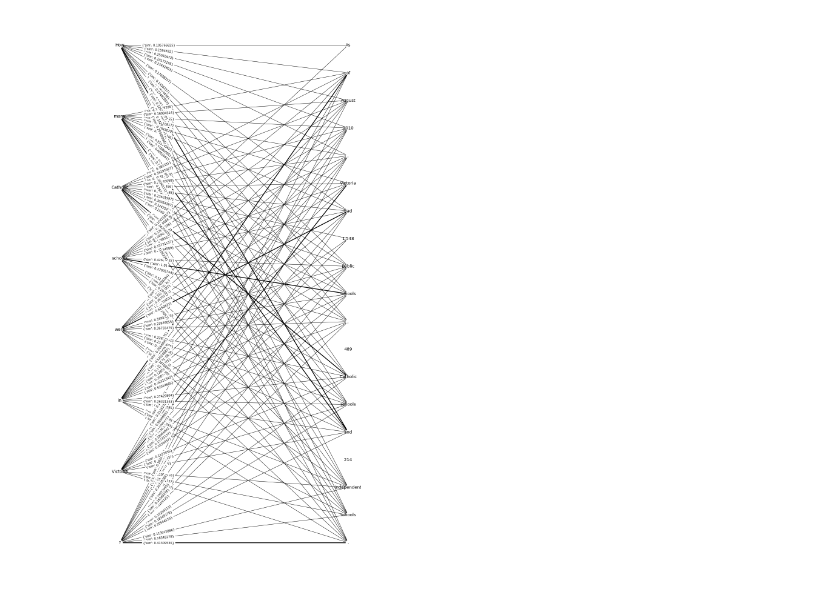
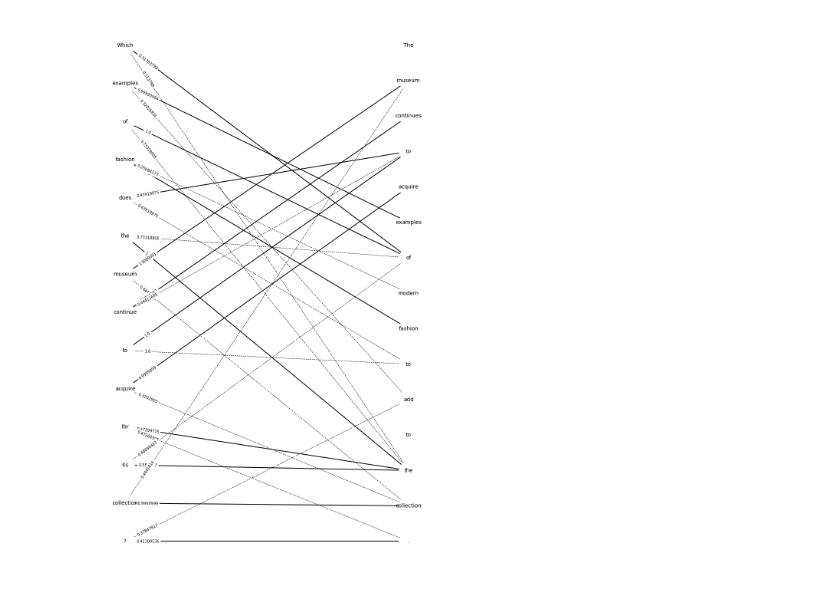
Before and after one commit to ilan006/Maitrise, a Jupyter notebook: Alignement/graph/graph_bipartite.ipynb, the cells around one changed output. Cells and saved outputs as stored; diff of their text form; code cells hidden in the pictures.

```diff
--- a/Alignement/graph/graph_bipartite.ipynb
+++ b/Alignement/graph/graph_bipartite.ipynb
@@ -90,4 +108,4 @@ Alignement_graph_bipartite(" How many people would die of plague in largely popu
-# %%
-Alignement_graph_bipartite(" How many Catholic schools were in Victoria? "," As of August 2010, Victoria had 1,548 public schools, 489 Catholic schools and 214 independent schools. ", 0.10)
-# %% [output]
-[figure, removed]
+# %%
+Alignement_graph_bipartite(" Which examples of fashion does the museum continue to acquire for its collection? "," The museum continues to acquire examples of modern fashion to add to the collection. ", 2)
+# %% [output]
+[figure, added]
```
Also changed, not shown: parts of 10 cells of this notebook, 2 other files.
